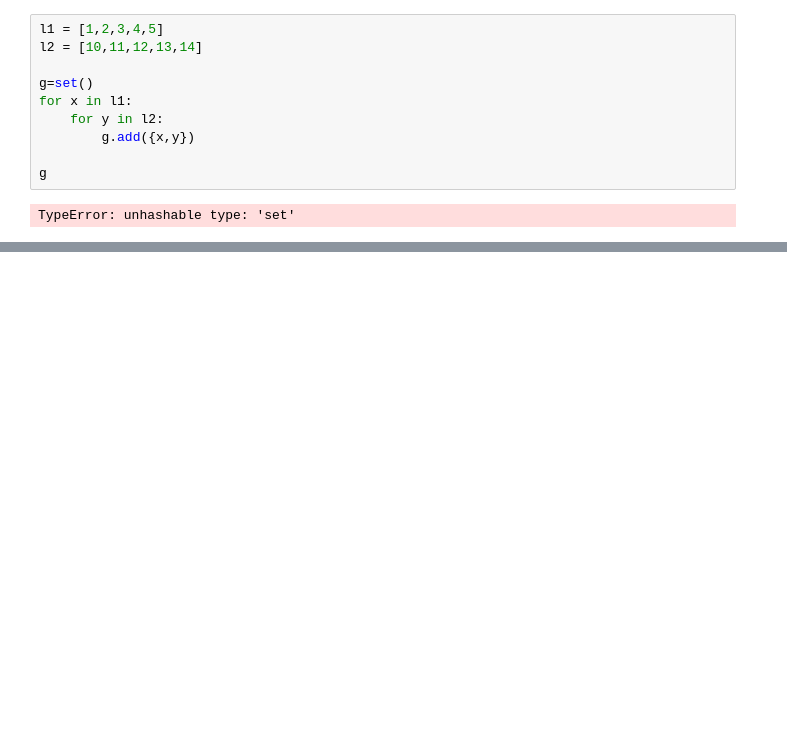
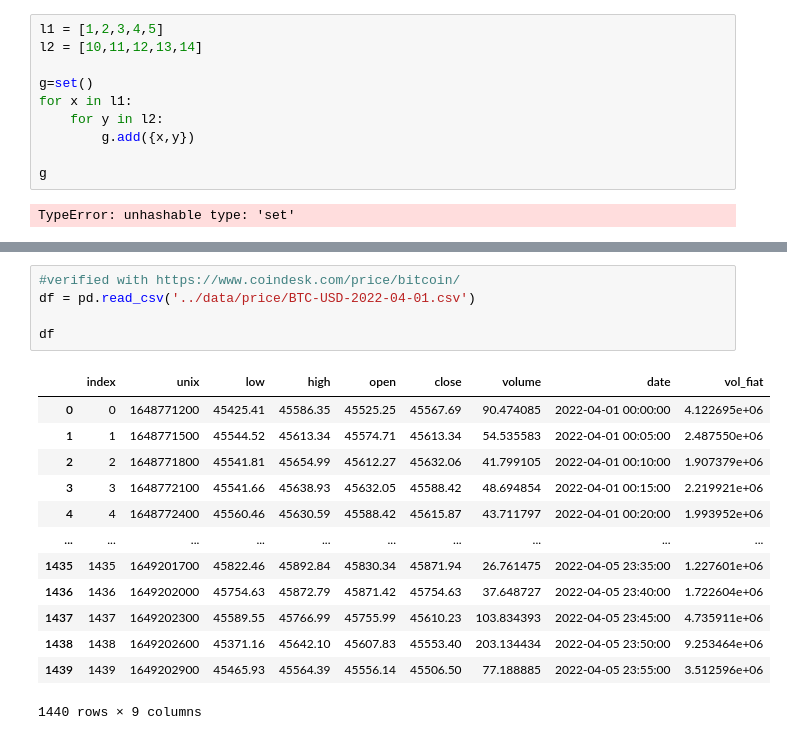
Before and after one commit to anatosun/reddit-cryptocurrency-analysis, a Jupyter notebook: notebooks/stats.ipynb, the cells around one changed output, grey strips where cells are left out. Drawn from its saved outputs; the diff is of its cells as text; blank space fills up the shorter version.

```diff
--- a/notebooks/stats.ipynb
+++ b/notebooks/stats.ipynb
@@ -360,0 +388,19 @@ print(datetime.datetime.fromtimestamp(1648764000).date())
+# %%
+#verified with https://www.coindesk.com/price/bitcoin/
+df = pd.read_csv('../data/price/BTC-USD-2022-04-01.csv')
+
+df
+# %% [output]
+|  | index | unix | low | high | open | close | volume | date | vol_fiat |
+| 0 | 0 | 1648771200 | 45425.41 | 45586.35 | 45525.25 | 45567.69 | 90.474085 | 2022-04-01 00:00:00 | 4.122695e+06 |
+| 1 | 1 | 1648771500 | 45544.52 | 45613.34 | 45574.71 | 45613.34 | 54.535583 | 2022-04-01 00:05:00 | 2.487550e+06 |
+| 2 | 2 | 1648771800 | 45541.81 | 45654.99 | 45612.27 | 45632.06 | 41.799105 | 2022-04-01 00:10:00 | 1.907379e+06 |
+| 3 | 3 | 1648772100 | 45541.66 | 45638.93 | 45632.05 | 45588.42 | 48.694854 | 2022-04-01 00:15:00 | 2.219921e+06 |
+| 4 | 4 | 1648772400 | 45560.46 | 45630.59 | 45588.42 | 45615.87 | 43.711797 | 2022-04-01 00:20:00 | 1.993952e+06 |
+| ... | ... | ... | ... | ... | ... | ... | ... | ... | ... |
+| 1435 | 1435 | 1649201700 | 45822.46 | 45892.84 | 45830.34 | 45871.94 | 26.761475 | 2022-04-05 23:35:00 | 1.227601e+06 |
+| 1436 | 1436 | 1649202000 | 45754.63 | 45872.79 | 45871.42 | 45754.63 | 37.648727 | 2022-04-05 23:40:00 | 1.722604e+06 |
+| 1437 | 1437 | 1649202300 | 45589.55 | 45766.99 | 45755.99 | 45610.23 | 103.834393 | 2022-04-05 23:45:00 | 4.735911e+06 |
+| 1438 | 1438 | 1649202600 | 45371.16 | 45642.10 | 45607.83 | 45553.40 | 203.134434 | 2022-04-05 23:50:00 | 9.253464e+06 |
+| 1439 | 1439 | 1649202900 | 45465.93 | 45564.39 | 45556.14 | 45506.50 | 77.188885 | 2022-04-05 23:55:00 | 3.512596e+06 |
+1440 rows × 9 columns
```
Also changed, not shown: parts of 10 cells of this notebook.
